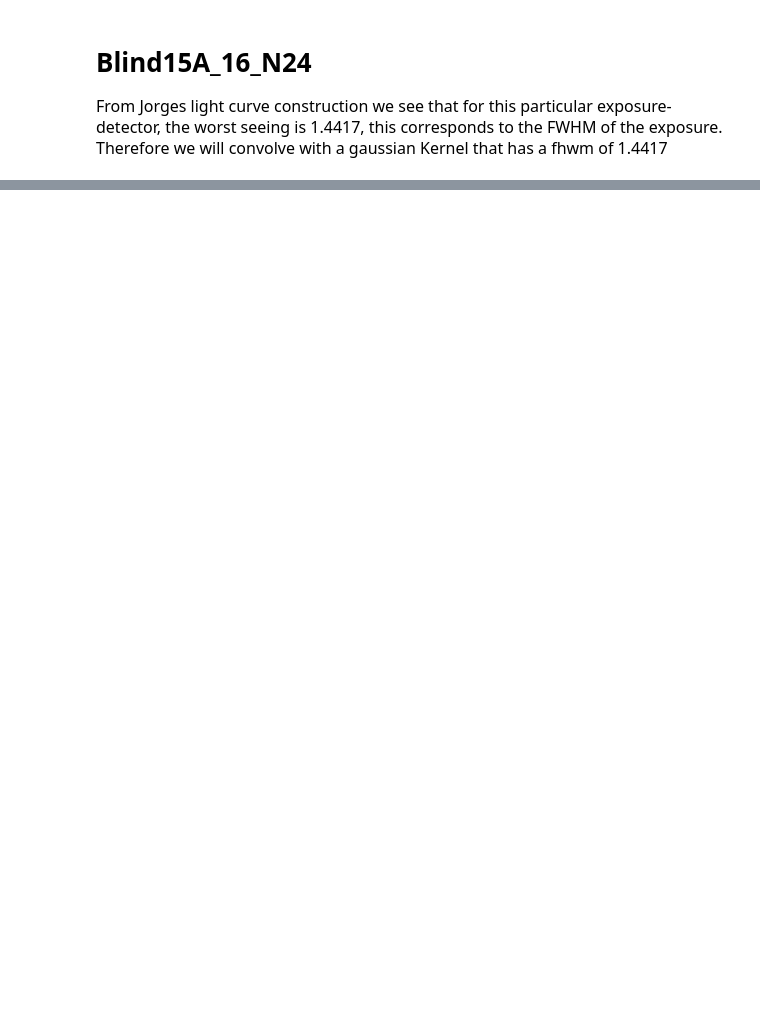
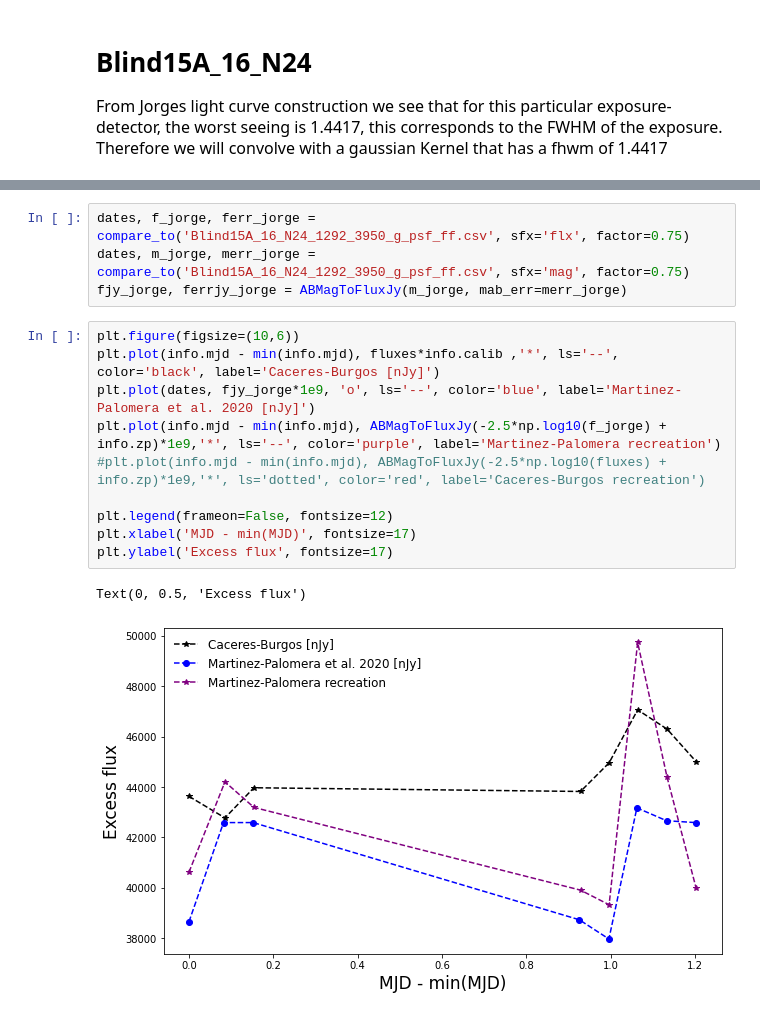
Before and after one commit to PauCaBu/astro_pola, a Jupyter notebook: notebooks/Convolving images.ipynb, the cells around one changed output, grey strips where cells are left out. Drawn from its saved outputs; the diff is of its cells as text; blank space fills up the shorter version.

```diff
--- a/notebooks/Convolving images.ipynb
+++ b/notebooks/Convolving images.ipynb
@@ -40,0 +87,17 @@ plt.imshow(astropy_conv, vmax=200)
+# %%
+dates, f_jorge, ferr_jorge = compare_to('Blind15A_16_N24_1292_3950_g_psf_ff.csv', sfx='flx', factor=0.75)
+dates, m_jorge, merr_jorge = compare_to('Blind15A_16_N24_1292_3950_g_psf_ff.csv', sfx='mag', factor=0.75)
+fjy_jorge, ferrjy_jorge = ABMagToFluxJy(m_jorge, mab_err=merr_jorge)
+# %%
+plt.figure(figsize=(10,6))
+plt.plot(info.mjd - min(info.mjd), fluxes*info.calib ,'*', ls='--', color='black', label='Caceres-Burgos [nJy]')
+plt.plot(dates, fjy_jorge*1e9, 'o', ls='--', color='blue', label='Martinez-Palomera et al. 2020 [nJy]')
+plt.plot(info.mjd - min(info.mjd), ABMagToFluxJy(-2.5*np.log10(f_jorge) +  info.zp)*1e9,'*', ls='--', color='purple', label='Martinez-Palomera recreation')
+#plt.plot(info.mjd - min(info.mjd), ABMagToFluxJy(-2.5*np.log10(fluxes) +  info.zp)*1e9,'*', ls='dotted', color='red', label='Caceres-Burgos recreation')
+
+plt.legend(frameon=False, fontsize=12)
+plt.xlabel('MJD - min(MJD)', fontsize=17)
+plt.ylabel('Excess flux', fontsize=17)
+# %% [output]
+Text(0, 0.5, 'Excess flux')
+[figure, added]
```
Also changed, not shown: parts of 27 cells of this notebook, 2 other files.
